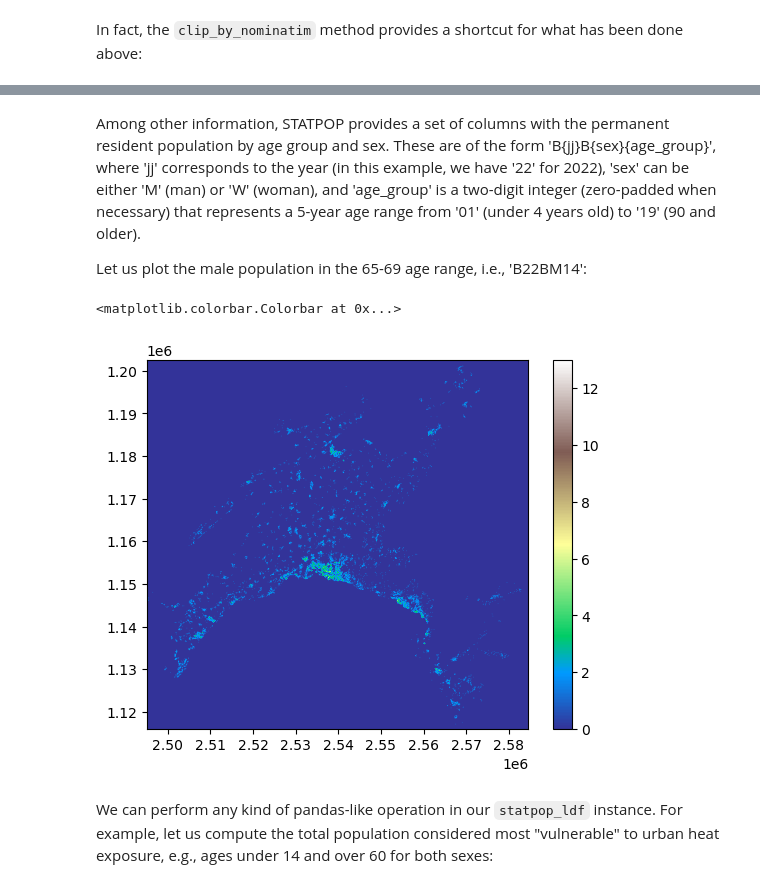
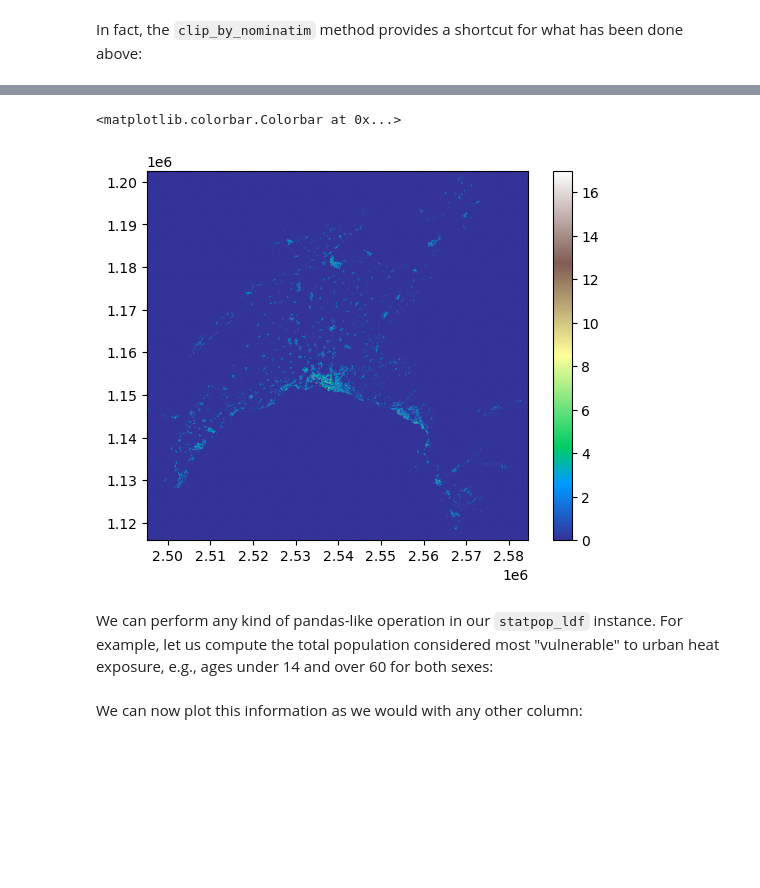
Before and after one commit to martibosch/swisslandstats-geopy, a Jupyter notebook: examples/overview.ipynb, the cells around one changed output, grey strips where cells are left out. Cells and saved outputs as stored; diff of their text form; code cells hidden in the pictures; blank space fills up the shorter version.

```diff
--- a/examples/overview.ipynb
+++ b/examples/overview.ipynb
@@ -119,3 +135,4 @@ Let us now download and unzip the [population and household statistics](https://
 # %%
-!make download_statpop
+statpop_ldf = sls.load_dataset(dataset_key="statpop")
+statpop_ldf.head()
 # %% [output]
@@ -133,3 +149,2 @@ Given a path to a local CSV file, we can use the `read_csv` method to load it in
 # %%
-statpop_ldf = sls.read_csv("data/statpop/STATPOP2022.csv")
-statpop_ldf.head()
+statpop_ldf = statpop_ldf.clip_by_nominatim("Vaud, Switzerland")
@@ -147,15 +155,18 @@ Let us focus on the Canton of Vaud only:
 # %%
-statpop_ldf = statpop_ldf.clip_by_nominatim("Vaud, Switzerland")
+ax = statpop_ldf.plot("BBM14")
+plt.colorbar(ax.get_images()[0])
+# %% [output]
+<matplotlib.colorbar.Colorbar at 0x...>
+[figure, added]
 # %% [markdown]
-Among other information, STATPOP provides a set of columns with the permanent resident population by age group and sex. These are of the form 'B{jj}B{sex}{age_group}', where 'jj' corresponds to the year (in this example, we have '22' for 2022), 'sex' can be either 'M' (man) or 'W' (woman), and 'age_group' is a two-digit integer (zero-padded when necessary) that represents a 5-year age range from '01' (under 4 years old) to '19' (90 and older).
-
-Let us plot the male population in the 65-69 age range, i.e., 'B22BM14':
+We can perform any kind of pandas-like operation in our `statpop_ldf` instance. For example, let us compute the total population considered most "vulnerable" to urban heat exposure, e.g., ages under 14 and over 60 for both sexes:
 # %%
-ax = statpop_ldf.plot("B22BM14")
-plt.colorbar(ax.get_images()[0])
+vulnerable_columns = [
+    f"BB{sex}{age_group:02}"
+    for sex in ["M", "W"]
+    for age_group in list(range(1, 4)) + list(range(13, 20))
+]
+statpop_ldf["vulnerable"] = statpop_ldf[vulnerable_columns].sum(axis=1)
-# %% [output]
-<matplotlib.colorbar.Colorbar at 0x...>
-[figure, removed]
 # %% [markdown]
-We can perform any kind of pandas-like operation in our `statpop_ldf` instance. For example, let us compute the total population considered most "vulnerable" to urban heat exposure, e.g., ages under 14 and over 60 for both sexes:
+We can now plot this information as we would with any other column:
 # %%
```
Also changed, not shown: parts of 18 cells of this notebook, 10 other files.
